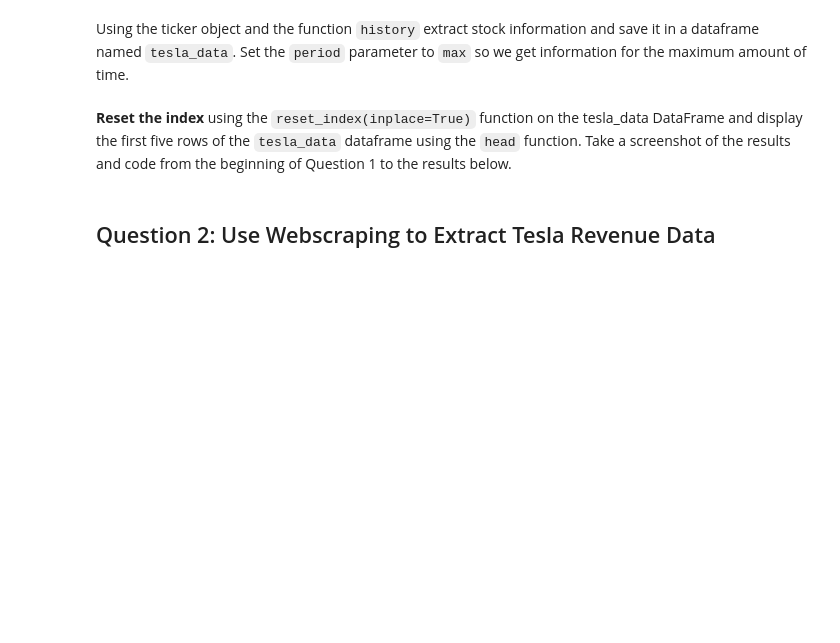
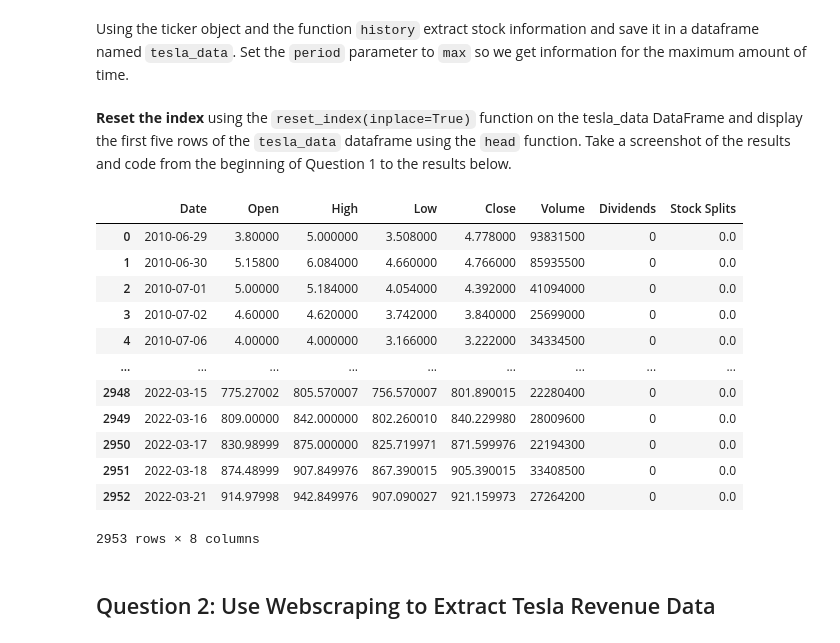
Before and after one commit to GottJagger/ProyectoFinancieroTendencia, a Jupyter notebook: Final Assignment.ipynb, the cells around one changed output. Saved outputs shown, nothing was run; the diff lists cells and outputs as text; code cells hidden in the pictures; blank space fills up the shorter version.

```diff
--- a/Final Assignment.ipynb
+++ b/Final Assignment.ipynb
@@ -55,10 +55,32 @@ def make_graph(stock_data, revenue_data, stock):
 ## Question 1: Use yfinance to Extract Stock Data
 # %% [markdown]
 Using the `Ticker` function enter the ticker symbol of the stock we want to extract data on to create a ticker object. The stock is Tesla and its ticker symbol is `TSLA`.
+# %%
+tesla = yf.Ticker("TSLA")
+tesla_info = tesla.info
 # %% [markdown]
 Using the ticker object and the function `history` extract stock information and save it in a dataframe named `tesla_data`. Set the `period` parameter to `max` so we get information for the maximum amount of time.
+# %%
+tesla_data = tesla.history(period='max')
 # %% [markdown]
 **Reset the index** using the `reset_index(inplace=True)` function on the tesla_data DataFrame and display the first five rows of the `tesla_data` dataframe using the `head` function. Take a screenshot of the results and code from the beginning of Question 1 to the results below.
+# %%
+tesla_data.reset_index(inplace=True)
+tesla_data
+# %% [output]
+|  | Date | Open | High | Low | Close | Volume | Dividends | Stock Splits |
+| 0 | 2010-06-29 | 3.80000 | 5.000000 | 3.508000 | 4.778000 | 93831500 | 0 | 0.0 |
+| 1 | 2010-06-30 | 5.15800 | 6.084000 | 4.660000 | 4.766000 | 85935500 | 0 | 0.0 |
+| 2 | 2010-07-01 | 5.00000 | 5.184000 | 4.054000 | 4.392000 | 41094000 | 0 | 0.0 |
+| 3 | 2010-07-02 | 4.60000 | 4.620000 | 3.742000 | 3.840000 | 25699000 | 0 | 0.0 |
+| 4 | 2010-07-06 | 4.00000 | 4.000000 | 3.166000 | 3.222000 | 34334500 | 0 | 0.0 |
+| ... | ... | ... | ... | ... | ... | ... | ... | ... |
+| 2948 | 2022-03-15 | 775.27002 | 805.570007 | 756.570007 | 801.890015 | 22280400 | 0 | 0.0 |
+| 2949 | 2022-03-16 | 809.00000 | 842.000000 | 802.260010 | 840.229980 | 28009600 | 0 | 0.0 |
+| 2950 | 2022-03-17 | 830.98999 | 875.000000 | 825.719971 | 871.599976 | 22194300 | 0 | 0.0 |
+| 2951 | 2022-03-18 | 874.48999 | 907.849976 | 867.390015 | 905.390015 | 33408500 | 0 | 0.0 |
+| 2952 | 2022-03-21 | 914.97998 | 942.849976 | 907.090027 | 921.159973 | 27264200 | 0 | 0.0 |
+2953 rows × 8 columns
 # %% [markdown]
 ## Question 2: Use Webscraping to Extract Tesla Revenue Data
 # %% [markdown]
```
Also changed, not shown: parts of 14 cells of this notebook.
